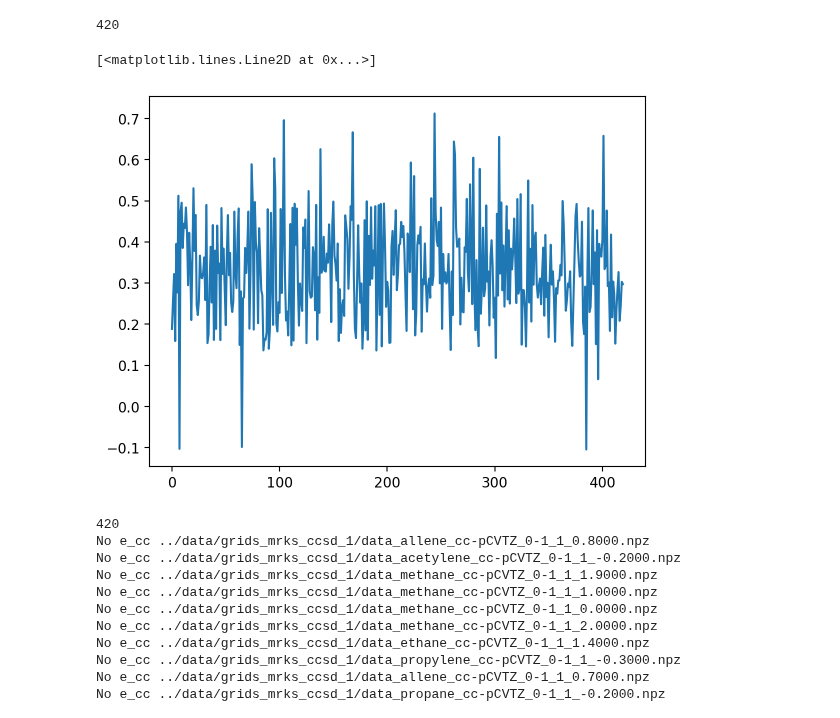
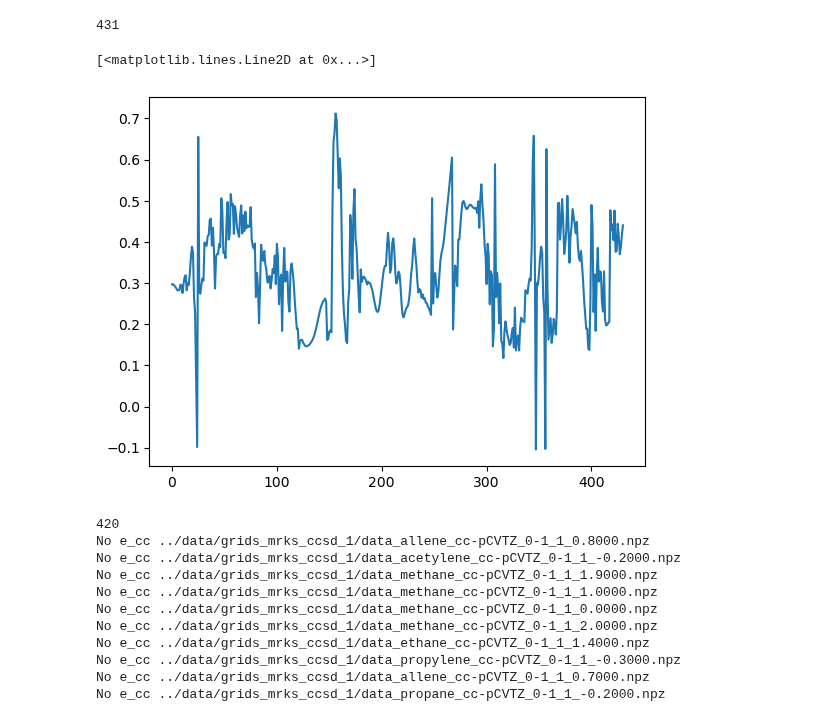
Before and after one commit to chem12346789/ai-dft, a Jupyter notebook: jupyter-notebook/check_json.ipynb, the cells around one changed output. Drawn from its saved outputs; the diff is of its cells as text; code cells hidden in the pictures.

```diff
--- a/jupyter-notebook/check_json.ipynb
+++ b/jupyter-notebook/check_json.ipynb
@@ -1,30 +1,30 @@
 # %%
 import json
 from pathlib import Path
 import matplotlib.pyplot as plt
 
-# json_path_l = list(Path("../data/grids_mrks").rglob("*.json"))
-json_path_l = list(Path("../data/grids_mrks_ccsd_1").rglob("*.json"))
+json_path_l = list(Path("../data/grids_mrks").rglob("*.json"))
+# json_path_l = list(Path("../data/grids_mrks_ccsd_1").rglob("*.json"))
 
 error = []
 
 print(len(json_path_l))
 for json_path in json_path_l:
     # check if same name npz file exists
     if not Path(json_path.with_suffix(".npz")).exists():
         print("No file", Path(json_path.with_suffix(".npz")))
     with open(json_path) as f:
         data = json.load(f)
 
     error.append(data["energy_inv1"])
     if float(data["energy_inv1"]) > 1:
         print(data["energy_inv1"], json_path)
 
 plt.plot(error)
 # %% [output]
-420
+431
 [<matplotlib.lines.Line2D at 0x...>]
-[figure, old version]
+[figure, new version]
 # %%
 import json
 from pathlib import Path
```
